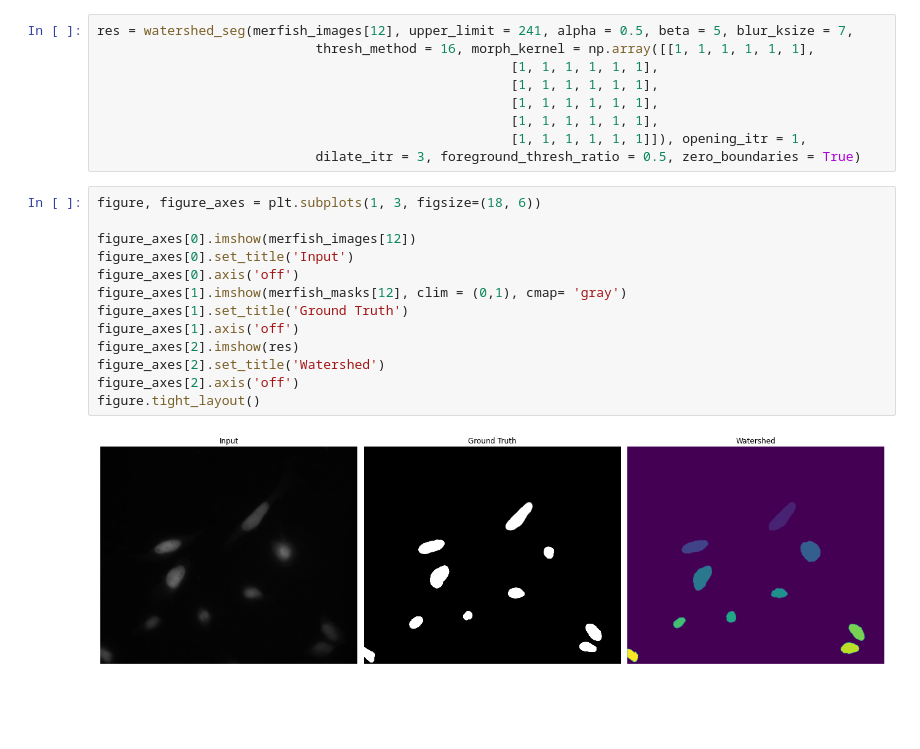
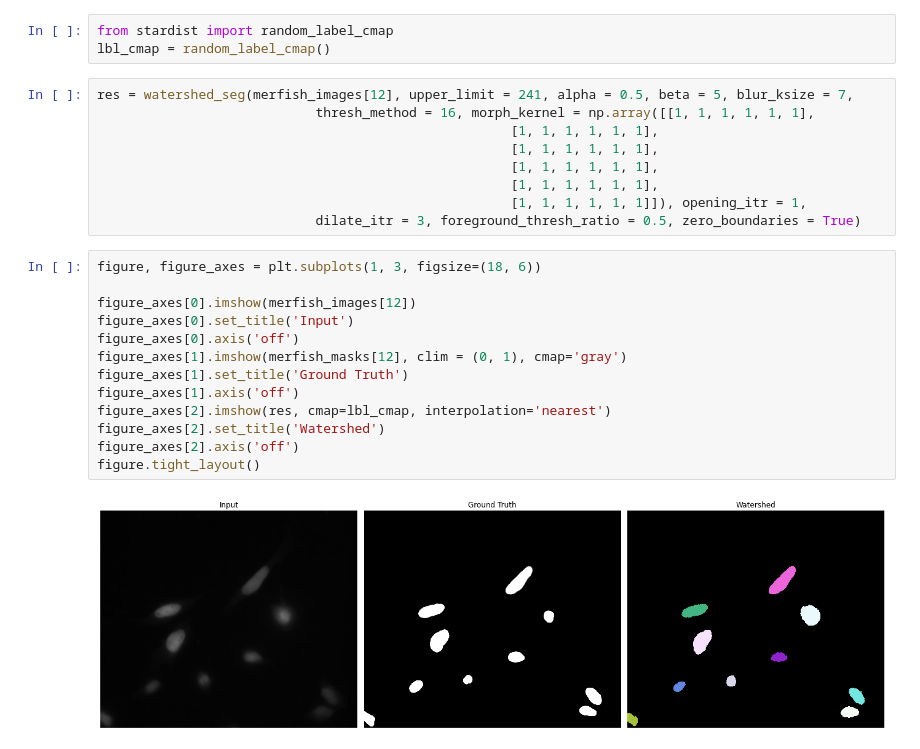
Before and after one commit to annajiwons/merfish-segmentation, a Jupyter notebook: 4_watershed/watershed.ipynb, the cells around one changed output. Saved outputs shown, nothing was run; the diff lists cells and outputs as text; blank space fills up the shorter version.

Commit message:
seg image for watershed

```diff
--- a/4_watershed/watershed.ipynb
+++ b/4_watershed/watershed.ipynb
@@ -674,6 +674,9 @@ f1 score for tau = 0.9: 0.325
 average precision for tau = 0.9: 0.19402985074626866
 # %%
 df.to_csv('watershed.csv', index = False)
+# %%
+from stardist import random_label_cmap
+lbl_cmap = random_label_cmap()
 # %%
 res = watershed_seg(merfish_images[12], upper_limit = 241, alpha = 0.5, beta = 5, blur_ksize = 7,
                             thresh_method = 16, morph_kernel = np.array([[1, 1, 1, 1, 1, 1],
@@ -686,15 +689,15 @@ res = watershed_seg(merfish_images[12], upper_limit = 241, alpha = 0.5, beta = 5
 # %%
 figure, figure_axes = plt.subplots(1, 3, figsize=(18, 6))
 
 figure_axes[0].imshow(merfish_images[12])
 figure_axes[0].set_title('Input')
 figure_axes[0].axis('off')
-figure_axes[1].imshow(merfish_masks[12], clim = (0,1), cmap= 'gray')
+figure_axes[1].imshow(merfish_masks[12], clim = (0, 1), cmap='gray')
 figure_axes[1].set_title('Ground Truth')
 figure_axes[1].axis('off')
-figure_axes[2].imshow(res)
+figure_axes[2].imshow(res, cmap=lbl_cmap, interpolation='nearest')
 figure_axes[2].set_title('Watershed')
 figure_axes[2].axis('off')
 figure.tight_layout()
 # %% [output]
-[figure, old version]
+[figure, new version]
```
